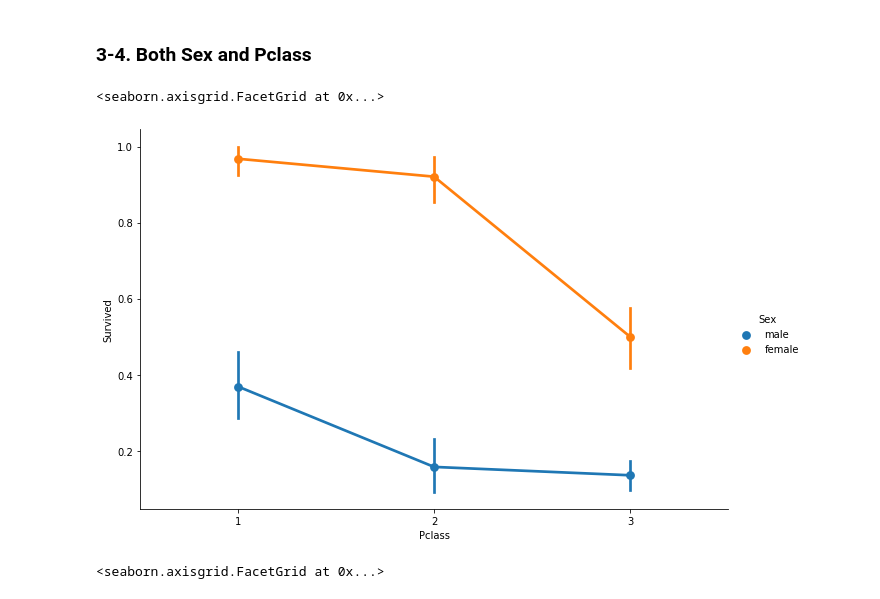
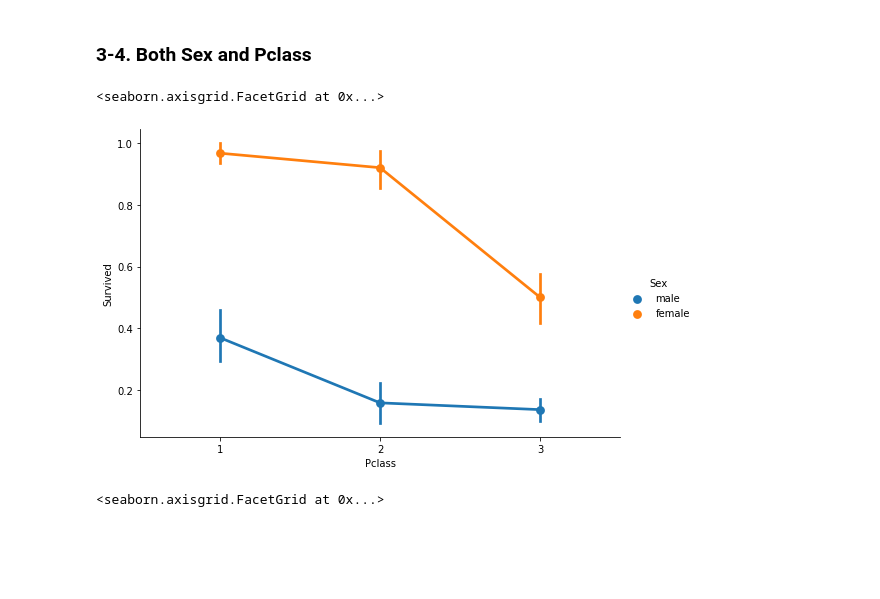
Before and after one commit to takkmj/hello_world, a Jupyter notebook: kaggle_titanic/titanic_practice.ipynb, the cells around one changed output. Drawn from its saved outputs; the diff is of its cells as text; code cells hidden in the pictures; blank space fills up the shorter version.

```diff
--- a/kaggle_titanic/titanic_practice.ipynb
+++ b/kaggle_titanic/titanic_practice.ipynb
@@ -394,10 +293,10 @@ pd.pivot_table(train, index="Embarked", values="Survived")
 # %% [markdown]
 ### 3-4. Both Sex and Pclass
 # %%
-sns.factorplot(data = train, x = 'Pclass', y = 'Survived', hue = 'Sex', size = 6, aspect = 1.5 )
+sns.factorplot(data = train, x = 'Pclass', y = 'Survived', hue = 'Sex', size = 5, aspect = 1.5 )
 # %% [output]
 <seaborn.axisgrid.FacetGrid at 0x...>
-[figure, old version]
+[figure, new version]
 # %%
 # hue 대신 column
 sns.factorplot(data = train, x = 'Sex', y = 'Survived', col = 'Pclass', satureation = .5, size = 5, aspect = 1)
```
Also changed, not shown: parts of 42 cells of this notebook.
